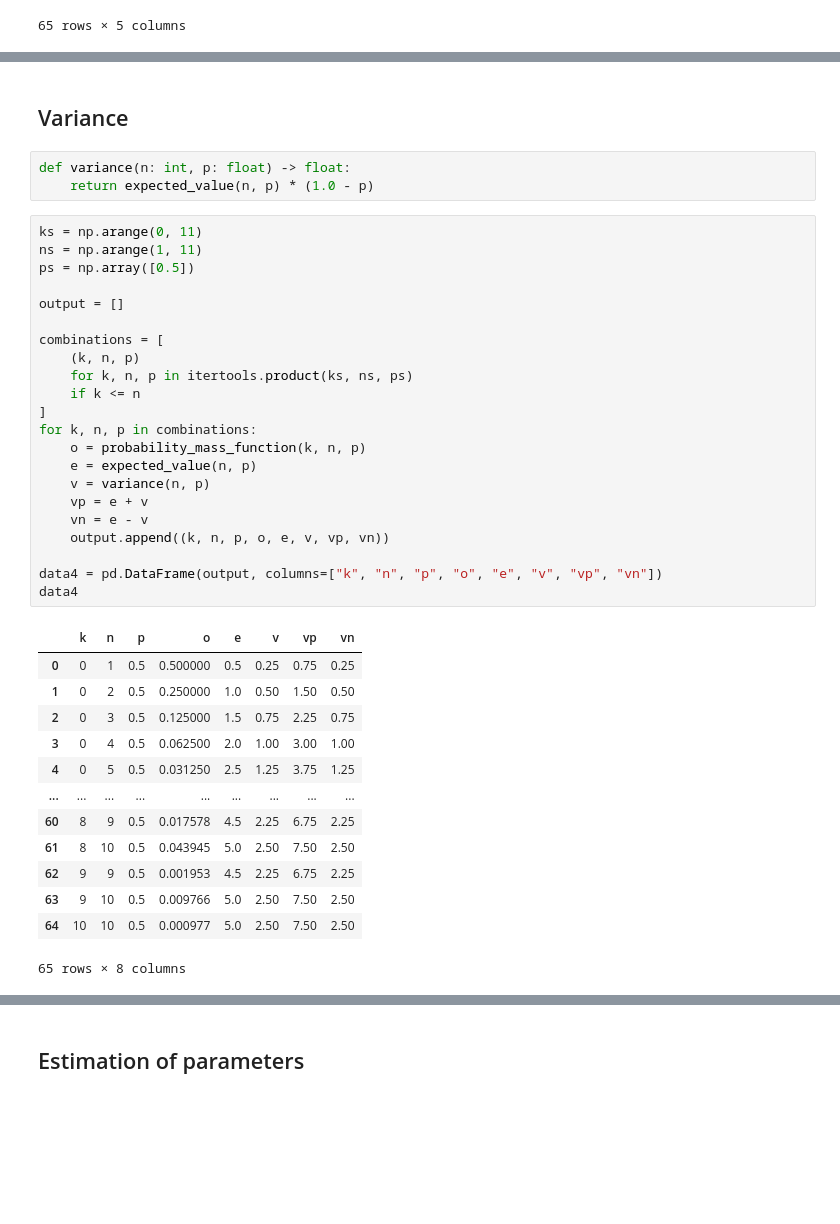
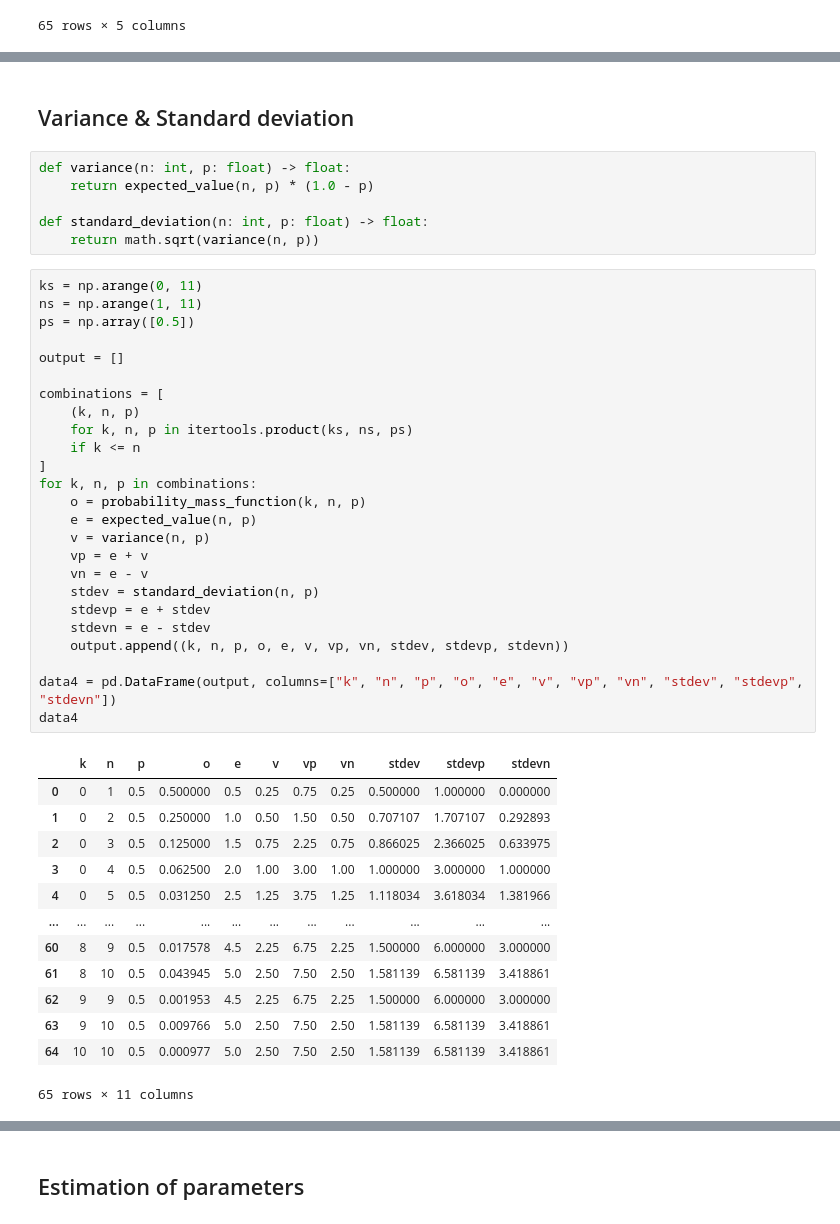
Before and after one commit to ExcaliburZero/learning_statistics, a Jupyter notebook: Binomial distribution.ipynb, the cells around one changed output, grey strips where cells are left out. Saved outputs shown, nothing was run; the diff lists cells and outputs as text; blank space fills up the shorter version.

Commit message:
Add standard deviation for binomial distribution

```diff
--- a/Binomial distribution.ipynb
+++ b/Binomial distribution.ipynb
@@ -200,44 +200,50 @@ plt9.ggplot(data3, plt9.aes("k", "o")) +\
 # %% [markdown]
-## Variance
+## Variance & Standard deviation
 # %%
 def variance(n: int, p: float) -> float:
     return expected_value(n, p) * (1.0 - p)
+
+def standard_deviation(n: int, p: float) -> float:
+    return math.sqrt(variance(n, p))
 # %%
 ks = np.arange(0, 11)
 ns = np.arange(1, 11)
 ps = np.array([0.5])
 
 output = []
 
 combinations = [
     (k, n, p)
     for k, n, p in itertools.product(ks, ns, ps)
     if k <= n
 ]
 for k, n, p in combinations:
     o = probability_mass_function(k, n, p)
     e = expected_value(n, p)
     v = variance(n, p)
     vp = e + v
     vn = e - v
-    output.append((k, n, p, o, e, v, vp, vn))
+    stdev = standard_deviation(n, p)
+    stdevp = e + stdev
+    stdevn = e - stdev
+    output.append((k, n, p, o, e, v, vp, vn, stdev, stdevp, stdevn))
 
-data4 = pd.DataFrame(output, columns=["k", "n", "p", "o", "e", "v", "vp", "vn"])
+data4 = pd.DataFrame(output, columns=["k", "n", "p", "o", "e", "v", "vp", "vn", "stdev", "stdevp", "stdevn"])
 data4
 # %% [output]
-|  | k | n | p | o | e | v | vp | vn |
-| 0 | 0 | 1 | 0.5 | 0.500000 | 0.5 | 0.25 | 0.75 | 0.25 |
-| 1 | 0 | 2 | 0.5 | 0.250000 | 1.0 | 0.50 | 1.50 | 0.50 |
-| 2 | 0 | 3 | 0.5 | 0.125000 | 1.5 | 0.75 | 2.25 | 0.75 |
-| 3 | 0 | 4 | 0.5 | 0.062500 | 2.0 | 1.00 | 3.00 | 1.00 |
-| 4 | 0 | 5 | 0.5 | 0.031250 | 2.5 | 1.25 | 3.75 | 1.25 |
-| ... | ... | ... | ... | ... | ... | ... | ... | ... |
-| 60 | 8 | 9 | 0.5 | 0.017578 | 4.5 | 2.25 | 6.75 | 2.25 |
-| 61 | 8 | 10 | 0.5 | 0.043945 | 5.0 | 2.50 | 7.50 | 2.50 |
-| 62 | 9 | 9 | 0.5 | 0.001953 | 4.5 | 2.25 | 6.75 | 2.25 |
-| 63 | 9 | 10 | 0.5 | 0.009766 | 5.0 | 2.50 | 7.50 | 2.50 |
-| 64 | 10 | 10 | 0.5 | 0.000977 | 5.0 | 2.50 | 7.50 | 2.50 |
+|  | k | n | p | o | e | v | vp | vn | stdev | stdevp | stdevn |
+| 0 | 0 | 1 | 0.5 | 0.500000 | 0.5 | 0.25 | 0.75 | 0.25 | 0.500000 | 1.000000 | 0.000000 |
+| 1 | 0 | 2 | 0.5 | 0.250000 | 1.0 | 0.50 | 1.50 | 0.50 | 0.707107 | 1.707107 | 0.292893 |
+| 2 | 0 | 3 | 0.5 | 0.125000 | 1.5 | 0.75 | 2.25 | 0.75 | 0.866025 | 2.366025 | 0.633975 |
+| 3 | 0 | 4 | 0.5 | 0.062500 | 2.0 | 1.00 | 3.00 | 1.00 | 1.000000 | 3.000000 | 1.000000 |
+| 4 | 0 | 5 | 0.5 | 0.031250 | 2.5 | 1.25 | 3.75 | 1.25 | 1.118034 | 3.618034 | 1.381966 |
+| ... | ... | ... | ... | ... | ... | ... | ... | ... | ... | ... | ... |
+| 60 | 8 | 9 | 0.5 | 0.017578 | 4.5 | 2.25 | 6.75 | 2.25 | 1.500000 | 6.000000 | 3.000000 |
+| 61 | 8 | 10 | 0.5 | 0.043945 | 5.0 | 2.50 | 7.50 | 2.50 | 1.581139 | 6.581139 | 3.418861 |
+| 62 | 9 | 9 | 0.5 | 0.001953 | 4.5 | 2.25 | 6.75 | 2.25 | 1.500000 | 6.000000 | 3.000000 |
+| 63 | 9 | 10 | 0.5 | 0.009766 | 5.0 | 2.50 | 7.50 | 2.50 | 1.581139 | 6.581139 | 3.418861 |
+| 64 | 10 | 10 | 0.5 | 0.000977 | 5.0 | 2.50 | 7.50 | 2.50 | 1.581139 | 6.581139 | 3.418861 |
-65 rows × 8 columns
+65 rows × 11 columns
 # %%
 plt9.ggplot(data4, plt9.aes("k", "o")) +\
     plt9.facet_wrap("n", scales="free_x") +\
```
Also changed, not shown: parts of 6 cells of this notebook.
